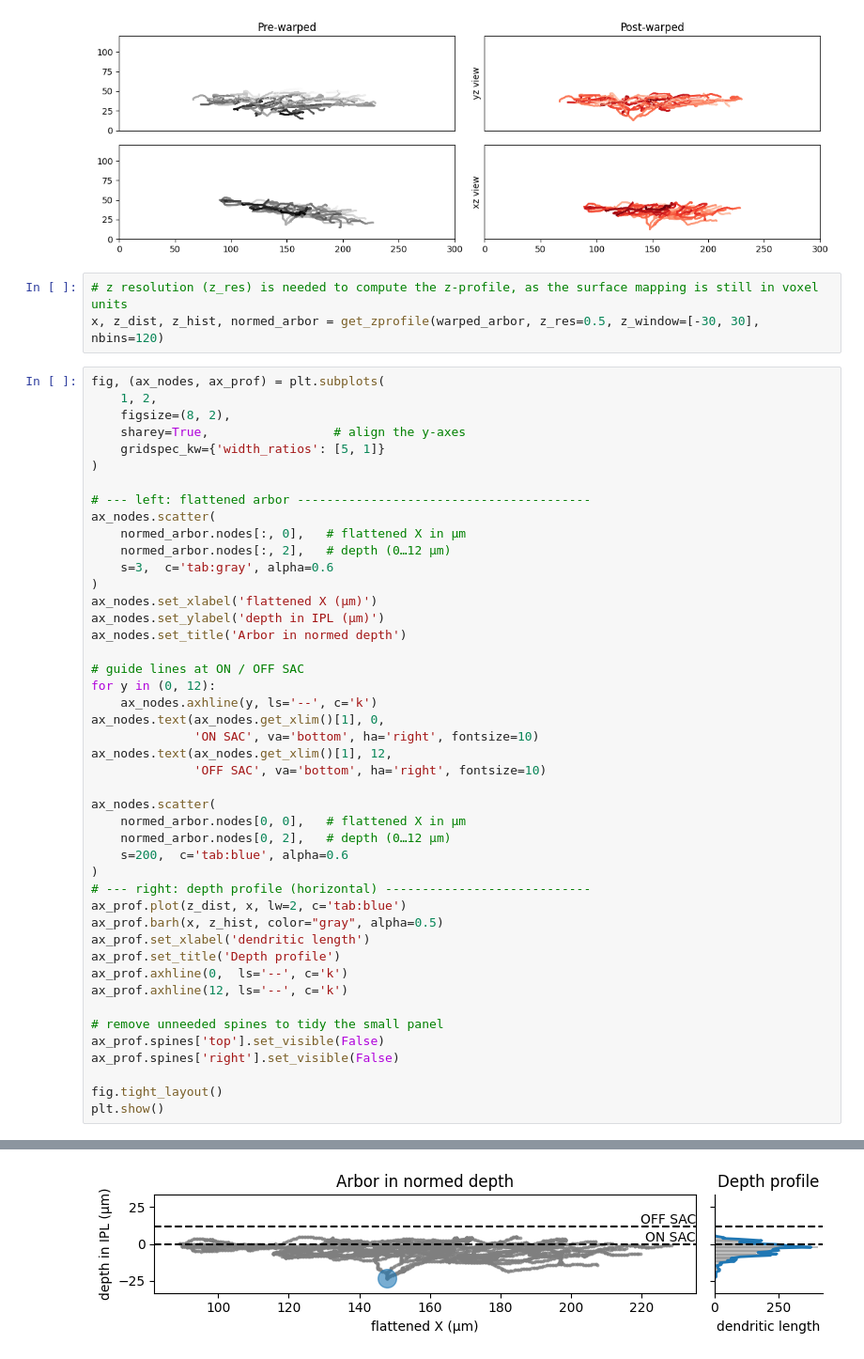
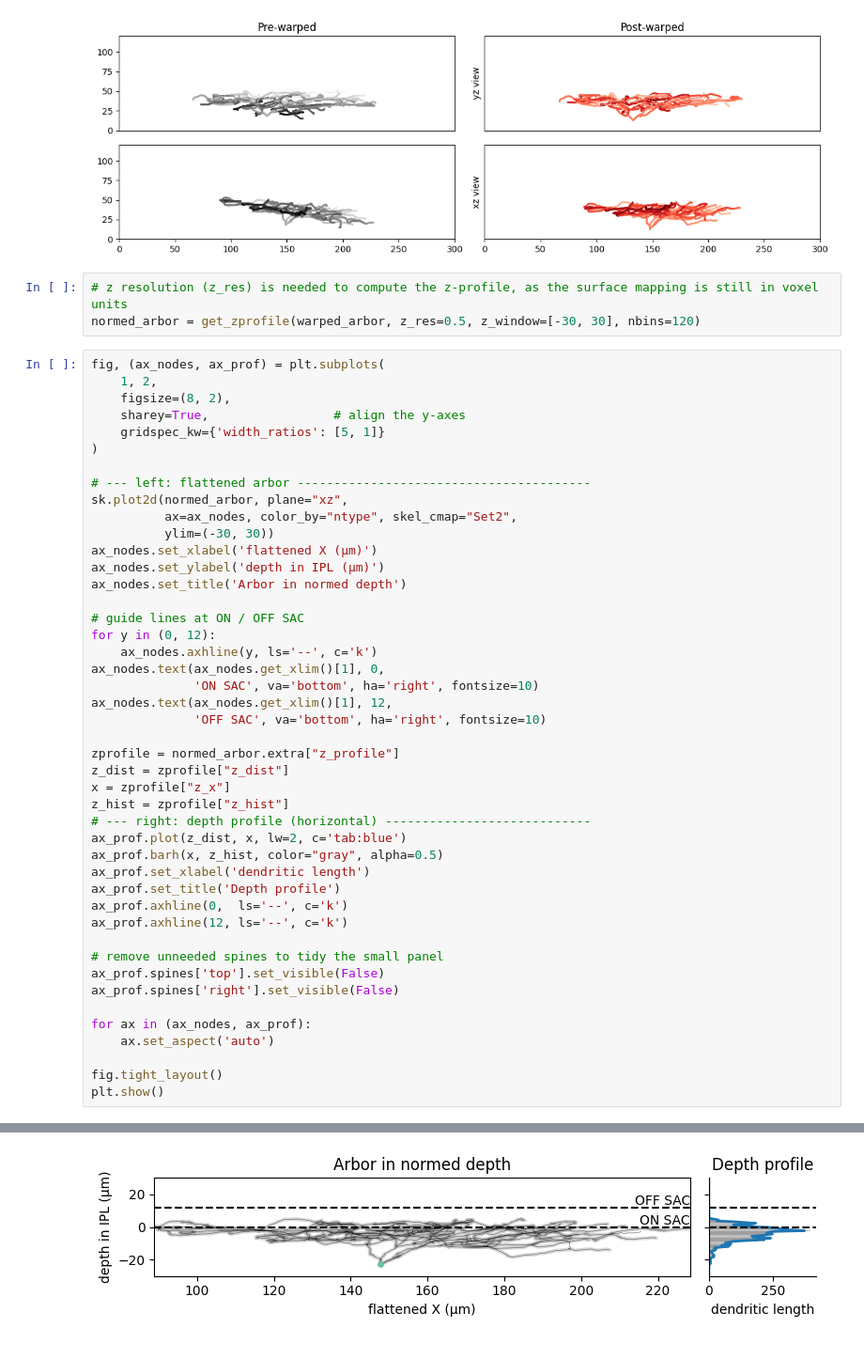
Before and after one commit to berenslab/pywarper, a Jupyter notebook: notebooks/example.api.low.ipynb, the cells around one changed output, grey strips where cells are left out. Shown at 94% size. Cells and saved outputs as stored; diff of their text form.

```diff
--- a/notebooks/example.api.low.ipynb
+++ b/notebooks/example.api.low.ipynb
@@ -104,7 +104,7 @@ fig.tight_layout()
 [figure]
 # %%
 # z resolution (z_res) is needed to compute the z-profile, as the surface mapping is still in voxel units
-x, z_dist, z_hist, normed_arbor = get_zprofile(warped_arbor, z_res=0.5, z_window=[-30, 30], nbins=120)
+normed_arbor = get_zprofile(warped_arbor, z_res=0.5, z_window=[-30, 30], nbins=120)
 # %%
 fig, (ax_nodes, ax_prof) = plt.subplots(
     1, 2,
@@ -114,11 +114,9 @@ fig, (ax_nodes, ax_prof) = plt.subplots(
 )
 
 # --- left: flattened arbor ----------------------------------------
-ax_nodes.scatter(
-    normed_arbor.nodes[:, 0],   # flattened X in µm
-    normed_arbor.nodes[:, 2],   # depth (0…12 µm)
-    s=3,  c='tab:gray', alpha=0.6
-)
+sk.plot2d(normed_arbor, plane="xz",
+          ax=ax_nodes, color_by="ntype", skel_cmap="Set2",
+          ylim=(-30, 30))
 ax_nodes.set_xlabel('flattened X (µm)')
 ax_nodes.set_ylabel('depth in IPL (µm)')
 ax_nodes.set_title('Arbor in normed depth')
@@ -131,11 +129,10 @@ ax_nodes.text(ax_nodes.get_xlim()[1], 0,
 ax_nodes.text(ax_nodes.get_xlim()[1], 12,
               'OFF SAC', va='bottom', ha='right', fontsize=10)
 
-ax_nodes.scatter(
-    normed_arbor.nodes[0, 0],   # flattened X in µm
-    normed_arbor.nodes[0, 2],   # depth (0…12 µm)
-    s=200,  c='tab:blue', alpha=0.6
-)
+zprofile = normed_arbor.extra["z_profile"]
+z_dist = zprofile["z_dist"]
+x = zprofile["z_x"]
+z_hist = zprofile["z_hist"]
 # --- right: depth profile (horizontal) ----------------------------
 ax_prof.plot(z_dist, x, lw=2, c='tab:blue')
 ax_prof.barh(x, z_hist, color="gray", alpha=0.5)
@@ -148,6 +145,9 @@ ax_prof.axhline(12, ls='--', c='k')
 ax_prof.spines['top'].set_visible(False)
 ax_prof.spines['right'].set_visible(False)
 
+for ax in (ax_nodes, ax_prof):
+    ax.set_aspect('auto')
+
 fig.tight_layout()
 plt.show()
 # %% [output]
@@ -154,2 +155,2 @@ plt.show()
-[figure, old version]
+[figure, new version]
 # %%
```
Also changed, not shown: parts of 6 cells of this notebook, 3 other files.
